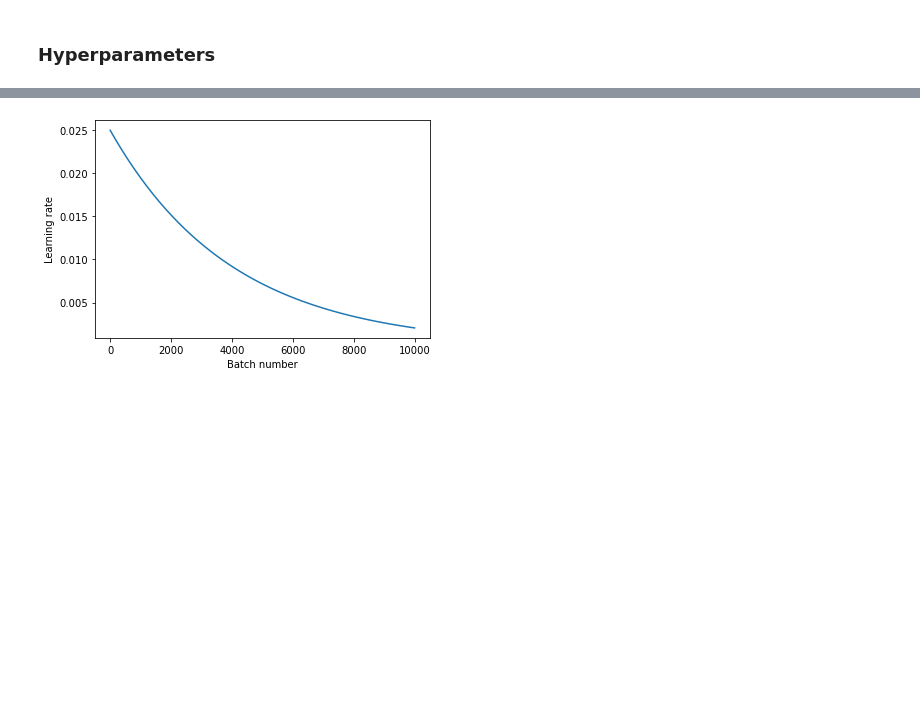
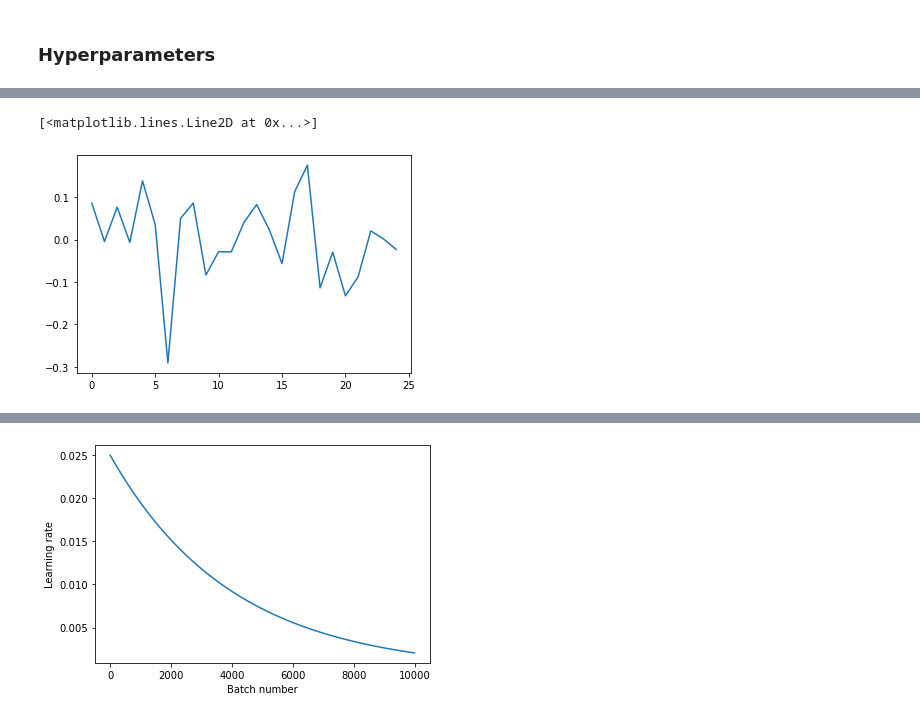
Before and after one commit to rcfduarte/computation-thru-dynamics, a Jupyter notebook: notebooks/Integrator RNN Tutorial.ipynb, the cells around one changed output, grey strips where cells are left out. Drawn from its saved outputs; the diff is of its cells as text; code cells hidden in the pictures; blank space fills up the shorter version.

```diff
--- a/notebooks/Integrator RNN Tutorial.ipynb
+++ b/notebooks/Integrator RNN Tutorial.ipynb
@@ -112,3 +113,8 @@ NameError: name 'onp' is not defined
+# %%
+plt.plot(inputs[1, :, 0])
+# %% [output]
+[<matplotlib.lines.Line2D at 0x...>]
+[figure, added]
 # %%
 # Init some parameters for training.
 key, subkey = random.split(key, 2)
```
Also changed, not shown: parts of 4 cells of this notebook, 4 other files.
